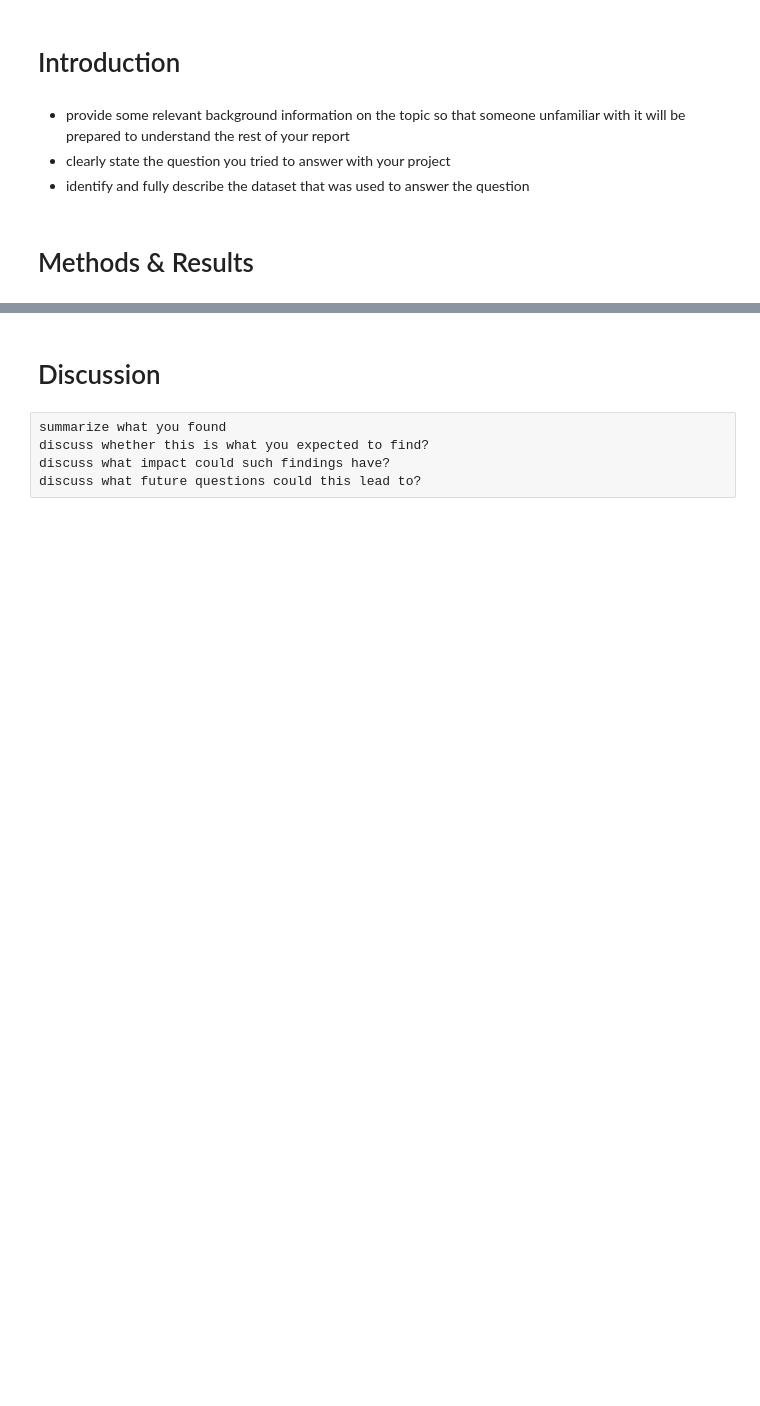
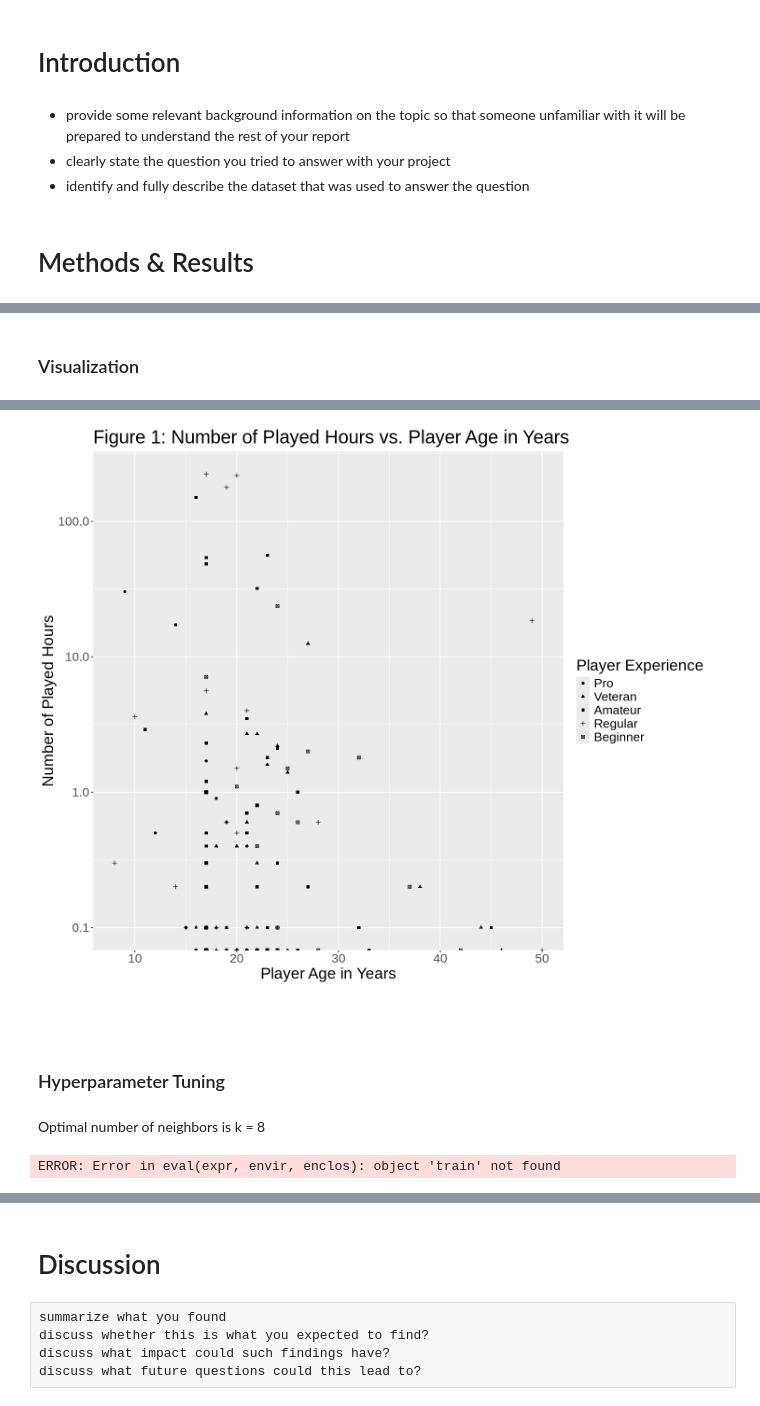
Before and after one commit to owenHochwald/dsci-100-2025w2-group-1, a Jupyter notebook: main.ipynb, the cells around one changed output, grey strips where cells are left out. Cells and saved outputs as stored; diff of their text form; code cells hidden in the pictures; blank space fills up the shorter version.

Commit message:
complete methods and analysis for players dataset

```diff
--- a/main.ipynb
+++ b/main.ipynb
@@ -20,0 +49,3 @@ Group 005-1 - Emily Ung, Owen Hochwald, Jasmine Kaur, Mariah Fang
+# %%
+# loading data
+players <- read_csv('https://raw.githubusercontent.com/owenHochwald/DSCI-Project-Data/refs/heads/main/players.csv')
@@ -20,0 +64,8 @@ Group 005-1 - Emily Ung, Owen Hochwald, Jasmine Kaur, Mariah Fang
+# %%
+# wrangling data
+players_clean <- players |>
+                clean_names() |>
+                select(age, experience, played_hours) |>
+                mutate(experience = as_factor(experience)) |>
+                drop_na()
+players_clean
@@ -20,0 +106,14 @@ Group 005-1 - Emily Ung, Owen Hochwald, Jasmine Kaur, Mariah Fang
+# %% [markdown]
+### Visualization
+# %%
+options(repr.plot.width=12, repr.plot.height=10)
+
+ggplot(players_clean, aes(x=age, y=played_hours, shape=experience)) +
+        geom_point() +
+        xlab("Player Age in Years") +
+        scale_y_log10() +
+        ylab("Number of Played Hours") +
+        labs(shape="Player Experience") +
+        theme(text=element_text(size=20)) +
+        ggtitle("Figure 1: Number of Played Hours vs. Player Age in Years")
+# %% [output]
@@ -20,0 +122,3 @@ Group 005-1 - Emily Ung, Owen Hochwald, Jasmine Kaur, Mariah Fang
+[figure, added]
+# %% [markdown]
+###
@@ -20,0 +129,29 @@ Group 005-1 - Emily Ung, Owen Hochwald, Jasmine Kaur, Mariah Fang
+# %% [markdown]
+### Hyperparameter Tuning
+# %% [markdown]
+Optimal number of neighbors is k = 8
+# %%
+knn_recipe <- recipe(played_hours ~., data=players_train) |>
+    step_center(age) |>
+    step_scale(age)
+
+knn_model <- nearest_neighbor(weight_func="rectangular", neighbors=tune()) |>
+    set_engine("kknn") |>
+    set_mode("regression")
+
+k_vals <- tibble(neighbors = seq(from=1,to=10, by=1))
+
+val <- vfold_cv(train, v=3, strata=played_hours)
+
+find_k <- workflow() |>
+    add_model(knn_model) |>
+    add_recipe(knn_recipe) |>
+    tune_grid(resample = val, grid = k_vals) |>
+    collect_metrics() |>
+    filter(.metric == "rmse") |>
+    filter(mean == min(mean))
+
+
+find_k
+# %% [output]
+ERROR: Error in eval(expr, envir, enclos): object 'train' not found
```
Also changed, not shown: parts of 18 cells of this notebook.
